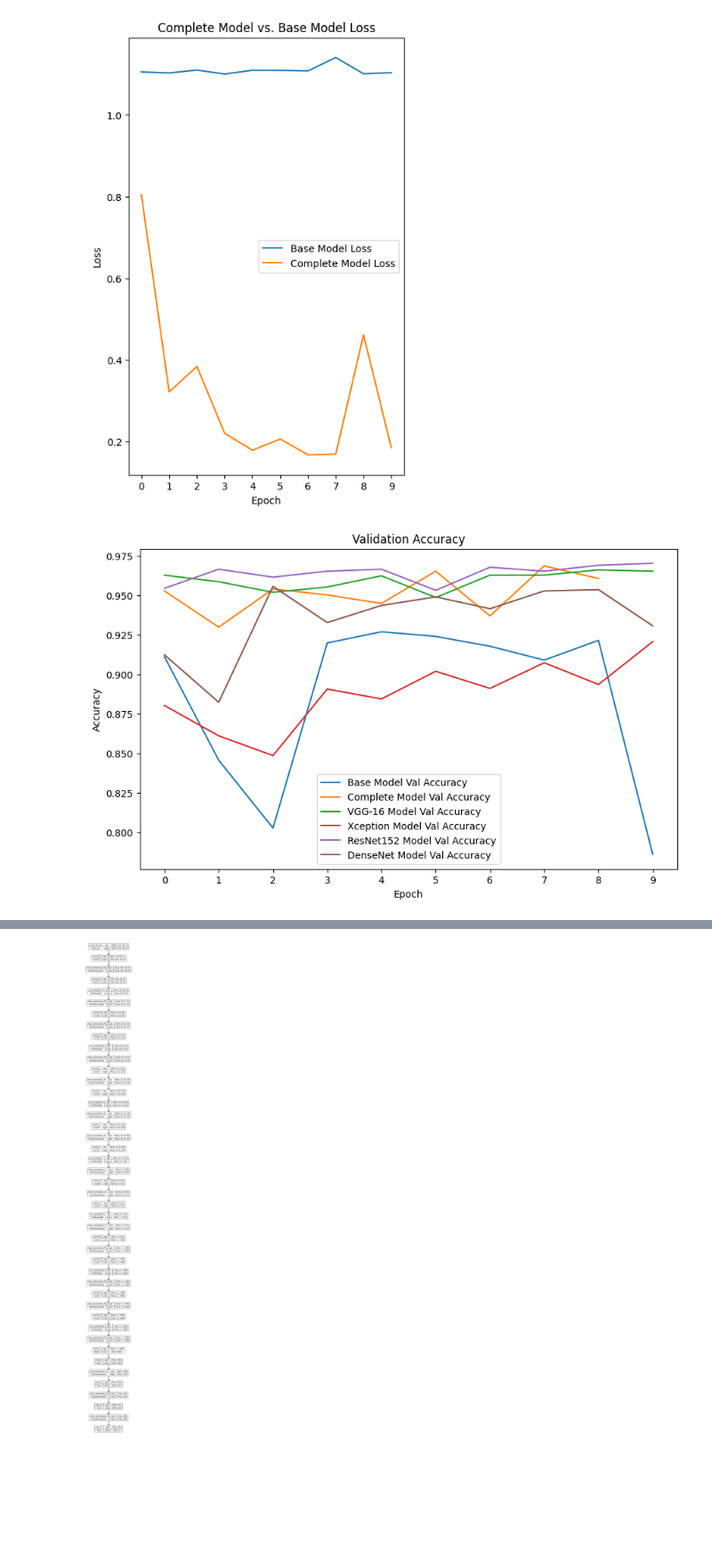
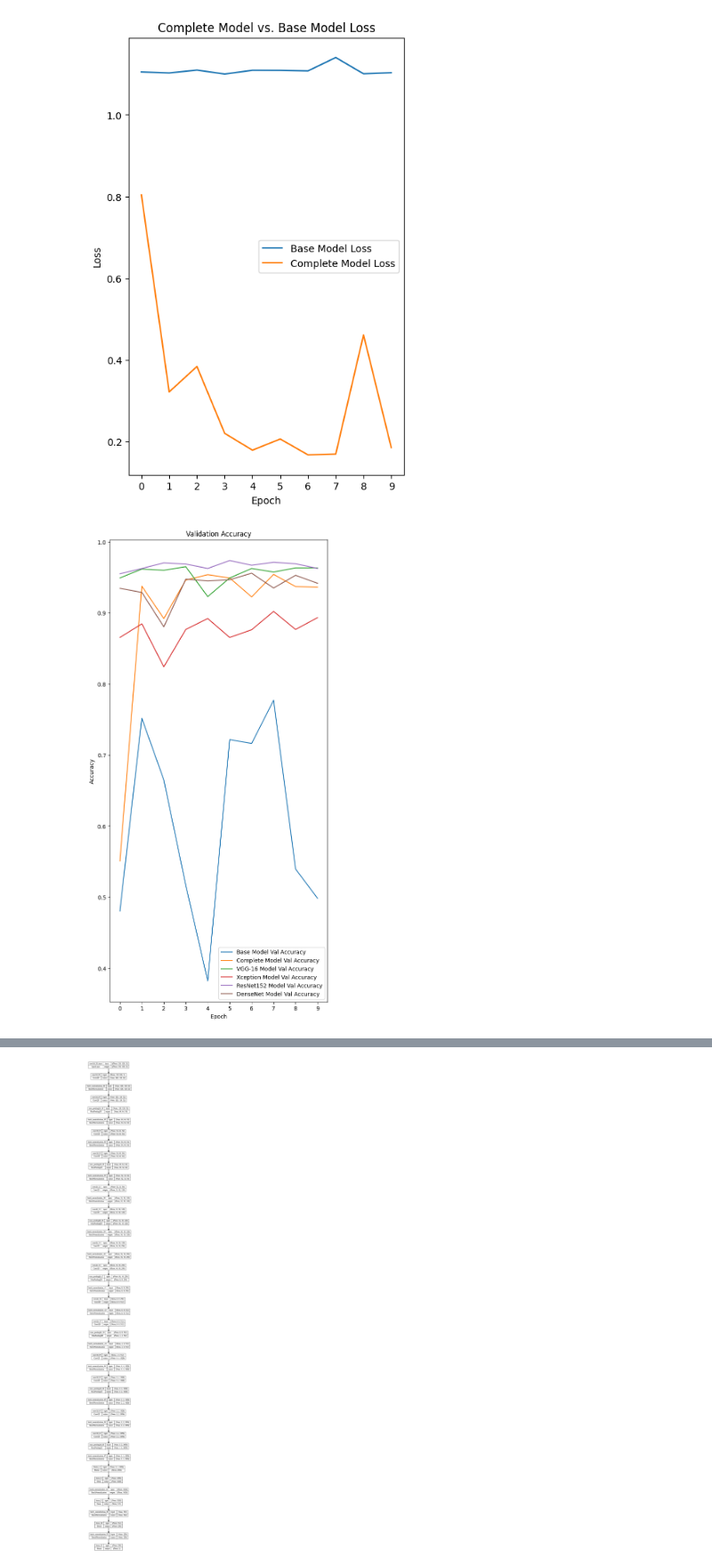
Before and after one commit to KoraySali/Dissertation_Archive, a Jupyter notebook: model_creation.ipynb, the cells around one changed output, grey strips where cells are left out. Shown at 89% size. Cells and saved outputs as stored; diff of their text form; code cells hidden in the pictures; blank space fills up the shorter version.

```diff
--- a/model_creation.ipynb
+++ b/model_creation.ipynb
@@ -174,7 +175,7 @@ base_model = tf.keras.models.Sequential([
     tf.keras.layers.Dense(3, activation="softmax")
 ])
 # %%
-base_model.compile(loss=tf.keras.losses.SparseCategoricalCrossentropy(), optimizer=tf.keras.optimizers.Adam(), metrics=["accuracy"])
+base_model.compile(loss=tf.keras.losses.SparseCategoricalCrossentropy(), optimizer=tf.keras.optimizers.SGD(), metrics=["accuracy"])
 history_base = base_model.fit(X_train, y_train, epochs=10, batch_size=64, validation_data=(X_test, y_test))
 # %% [output]
 Epoch 1/10
@@ -234,7 +235,6 @@ complete_model = tf.keras.models.Sequential([
     tf.keras.layers.Conv2D(filters=128, kernel_size=3, padding="same", activation="relu"),
     tf.keras.layers.MaxPooling2D(pool_size=2, strides=2),
     tf.keras.layers.BatchNormalization(),
-    tf.keras.layers.Dropout(0.5),
 
     tf.keras.layers.Conv2D(filters=256, kernel_size=3, padding="same", activation="LeakyReLU"),
     tf.keras.layers.BatchNormalization(),
@@ -247,21 +247,18 @@ complete_model = tf.keras.models.Sequential([
     tf.keras.layers.Conv2D(filters=512, kernel_size=3, padding="same", activation="relu"),
     tf.keras.layers.MaxPooling2D(pool_size=2, strides=2),
     tf.keras.layers.BatchNormalization(),
-    tf.keras.layers.Dropout(0.5),
 
     tf.keras.layers.Conv2D(filters=1028, kernel_size=3, padding="same", activation="LeakyReLU"),
     tf.keras.layers.BatchNormalization(),
     tf.keras.layers.Conv2D(filters=1028, kernel_size=3, padding="same", activation="relu"),
     tf.keras.layers.MaxPooling2D(pool_size=2, strides=2),
     tf.keras.layers.BatchNormalization(),
-    tf.keras.layers.Dropout(0.5),
 
     tf.keras.layers.Conv2D(filters=2056, kernel_size=3, padding="same", activation="LeakyReLU"),
     tf.keras.layers.BatchNormalization(),
     tf.keras.layers.Conv2D(filters=2056, kernel_size=3, padding="same", activation="relu"),
     tf.keras.layers.MaxPooling2D(pool_size=2, strides=2),
     tf.keras.layers.BatchNormalization(),
-    tf.keras.layers.Dropout(0.5),
 
     tf.keras.layers.Flatten(),
     tf.keras.layers.Dense(1028, activation="relu"),
@@ -273,8 +270,8 @@ complete_model = tf.keras.models.Sequential([
     tf.keras.layers.Dense(3, activation="softmax")
 ])
 # %%
-callback = tf.keras.callbacks.EarlyStopping(monitor='val_accuracy', patience=1)
+#callback = tf.keras.callbacks.EarlyStopping(monitor='val_accuracy', patience=1)
 complete_model.compile(loss=tf.keras.losses.SparseCategoricalCrossentropy(), optimizer=tf.keras.optimizers.Adam(learning_rate=0.0007), metrics=['accuracy'])
-history_complete = complete_model.fit(X_train, y_train, batch_size=64, epochs=10, validation_data=(X_test, y_test), callbacks=[callback])
+history_complete = complete_model.fit(X_train, y_train, batch_size=64, epochs=10, validation_data=(X_test, y_test)) #, callbacks=[callback]
 # %% [output]
 Epoch 1/10
@@ -715,21 +757,21 @@ plt.show()
 # %% [output]
 [figure]
 # %%
-plt.figure(figsize=(10, 6))
+plt.figure(figsize=(7, 15))
 
 plt.plot(history_base.history['val_accuracy'], label='Base Model Val Accuracy')
 plt.plot(history_complete.history['val_accuracy'], label='Complete Model Val Accuracy')
 plt.plot(vgg_history.history['val_accuracy'], label='VGG-16 Model Val Accuracy')
 plt.plot(xception_history.history['val_accuracy'], label='Xception Model Val Accuracy')
 plt.plot(resnet_history.history['val_accuracy'], label='ResNet152 Model Val Accuracy')
 plt.plot(desnet_history.history['val_accuracy'], label='DenseNet Model Val Accuracy')
 
 plt.xlabel('Epoch')
 plt.xticks(range(0, 10))
 plt.ylabel('Accuracy')
 plt.legend(loc='best')
 plt.title('Validation Accuracy')
 plt.show()
 # %% [output]
-[figure, old version]
+[figure, new version]
 # %%
```
Also changed, not shown: parts of 26 cells of this notebook.
